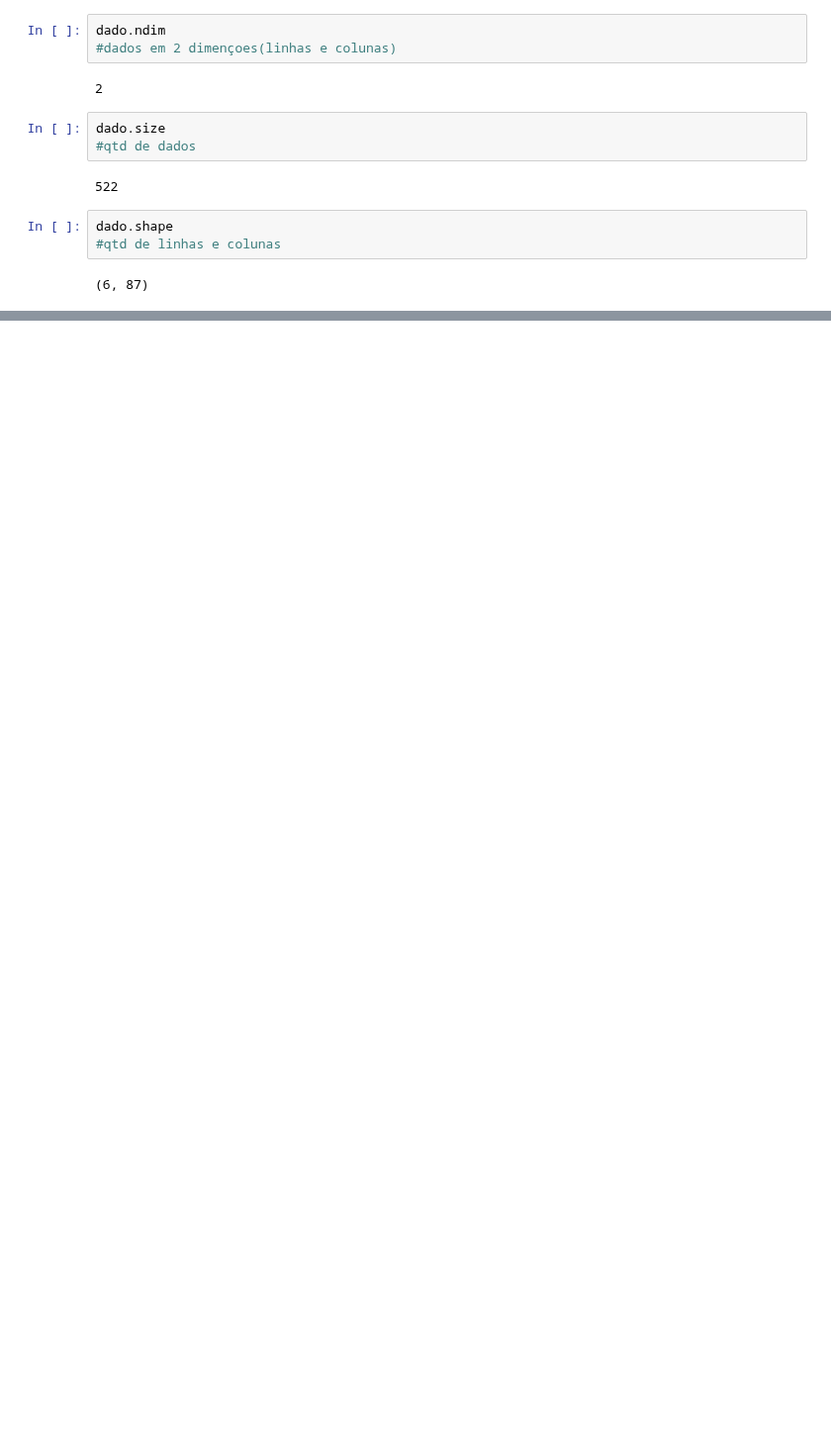
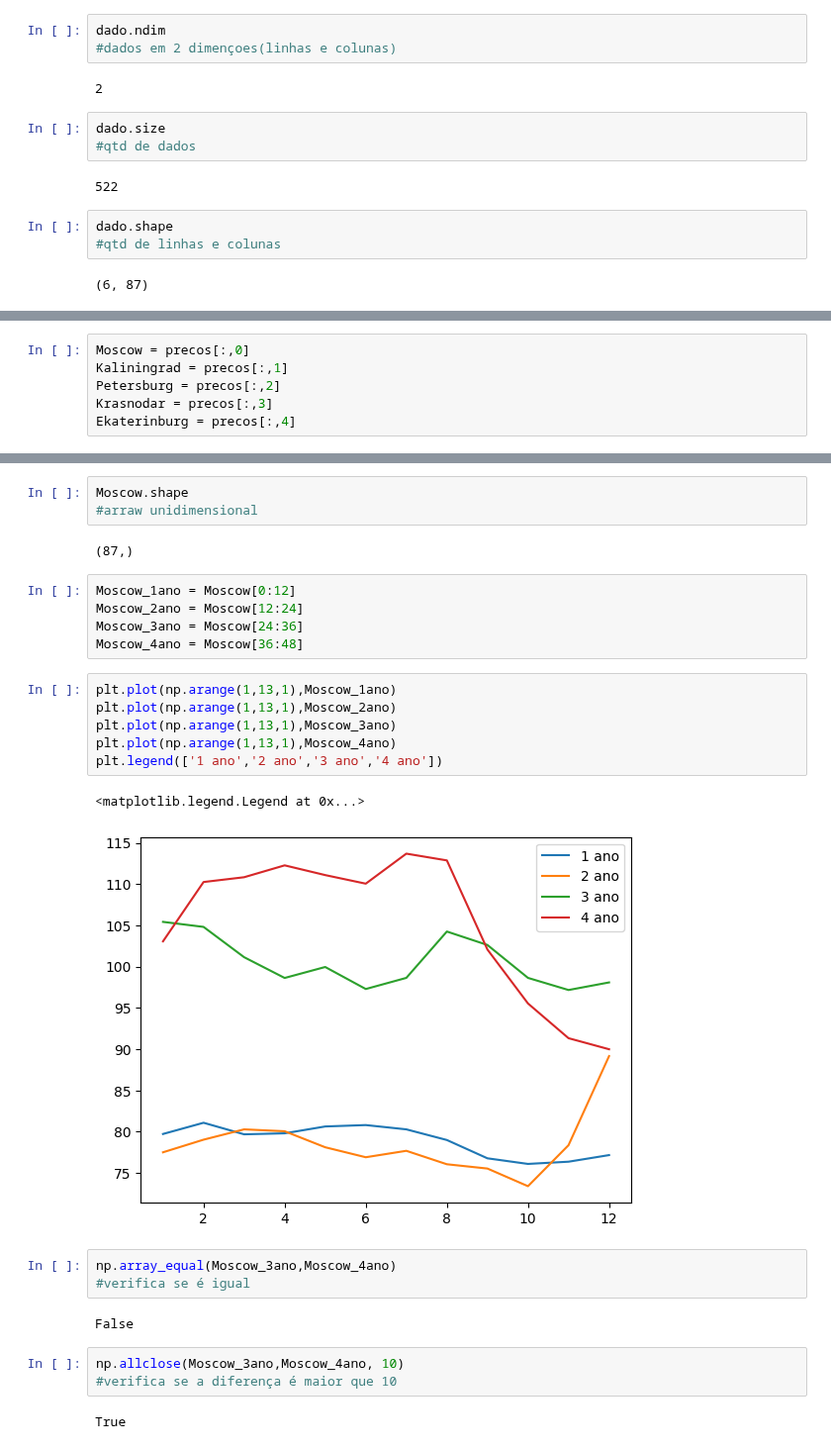
Before and after one commit to xavierbruno/colab-data-science, a Jupyter notebook: numpy.ipynb, the cells around one changed output, grey strips where cells are left out. Shown at 99% size. Saved outputs shown, nothing was run; the diff lists cells and outputs as text; blank space fills up the shorter version.

```diff
--- a/numpy.ipynb
+++ b/numpy.ipynb
@@ -96,0 +126,6 @@ Tempo da operação com o array:  0.004252433776855469
+# %%
+Moscow = precos[:,0]
+Kaliningrad = precos[:,1]
+Petersburg = precos[:,2]
+Krasnodar = precos[:,3]
+Ekaterinburg = precos[:,4]
@@ -96,0 +146,29 @@ Tempo da operação com o array:  0.004252433776855469
+# %%
+Moscow.shape
+#arraw unidimensional
+# %% [output]
+(87,)
+# %%
+Moscow_1ano = Moscow[0:12]
+Moscow_2ano = Moscow[12:24]
+Moscow_3ano = Moscow[24:36]
+Moscow_4ano = Moscow[36:48]
+# %%
+plt.plot(np.arange(1,13,1),Moscow_1ano)
+plt.plot(np.arange(1,13,1),Moscow_2ano)
+plt.plot(np.arange(1,13,1),Moscow_3ano)
+plt.plot(np.arange(1,13,1),Moscow_4ano)
+plt.legend(['1 ano','2 ano','3 ano','4 ano'])
+# %% [output]
+<matplotlib.legend.Legend at 0x...>
+[figure, added]
+# %%
+np.array_equal(Moscow_3ano,Moscow_4ano)
+#verifica se é igual
+# %% [output]
+False
+# %%
+np.allclose(Moscow_3ano,Moscow_4ano, 10)
+#verifica se a diferença é maior que 10
+# %% [output]
+True
```
Also changed, not shown: parts of 21 cells of this notebook.
